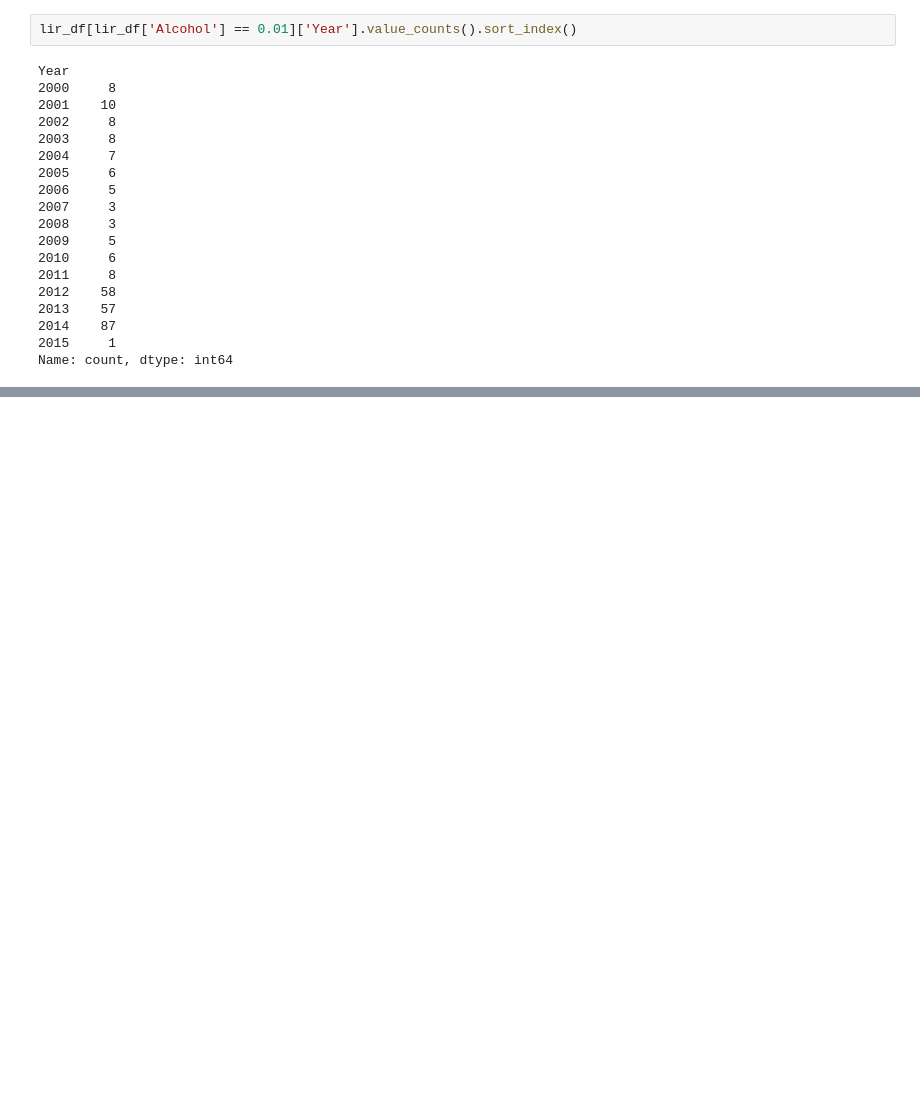
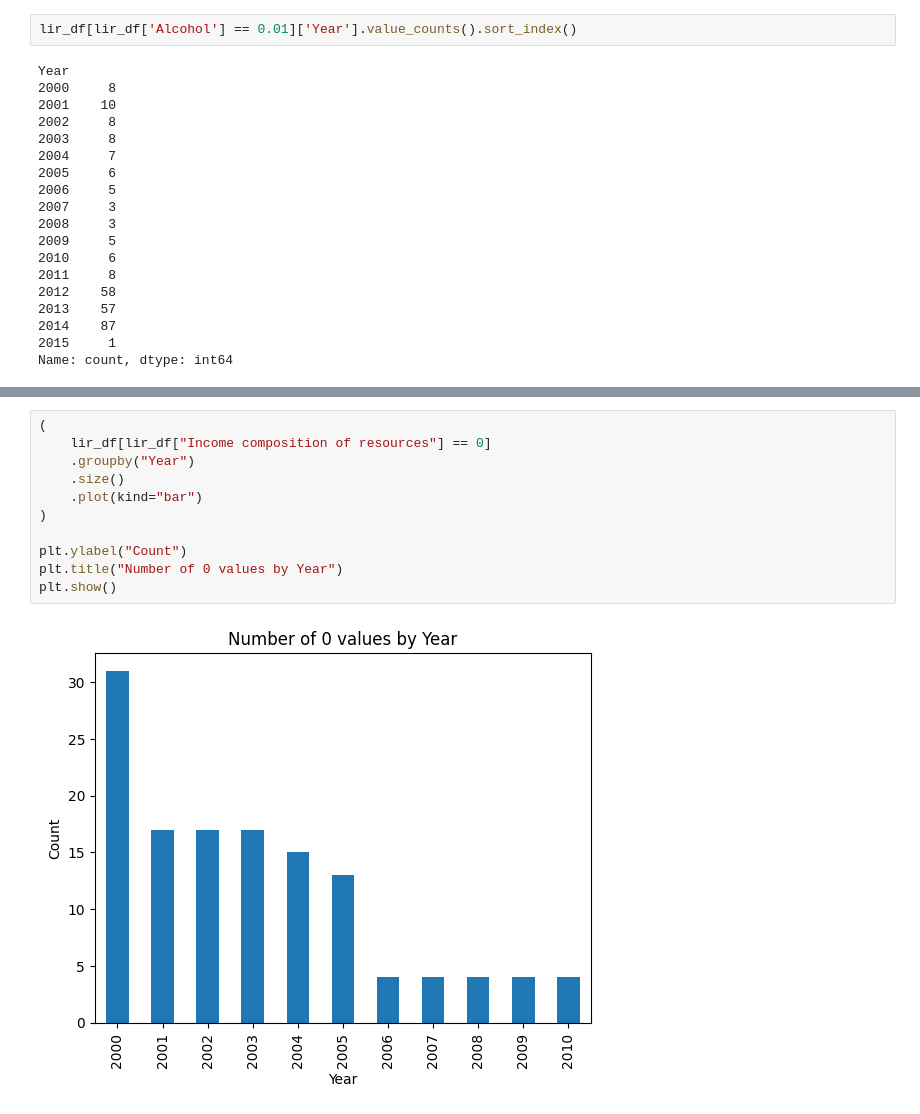
Before and after one commit to paulrichardjacob/Linear_Regression_, a Jupyter notebook: notebooks/1_eds.ipynb, the cells around one changed output, grey strips where cells are left out. Saved outputs shown, nothing was run; the diff lists cells and outputs as text; blank space fills up the shorter version.

```diff
--- a/notebooks/1_eds.ipynb
+++ b/notebooks/1_eds.ipynb
@@ -720,0 +810,13 @@ Name: count, dtype: int64
+# %%
+(
+    lir_df[lir_df["Income composition of resources"] == 0]
+    .groupby("Year")
+    .size()
+    .plot(kind="bar")
+)
+
+plt.ylabel("Count")
+plt.title("Number of 0 values by Year")
+plt.show()
+# %% [output]
+[figure, added]
```
Also changed, not shown: parts of 13 cells of this notebook.
